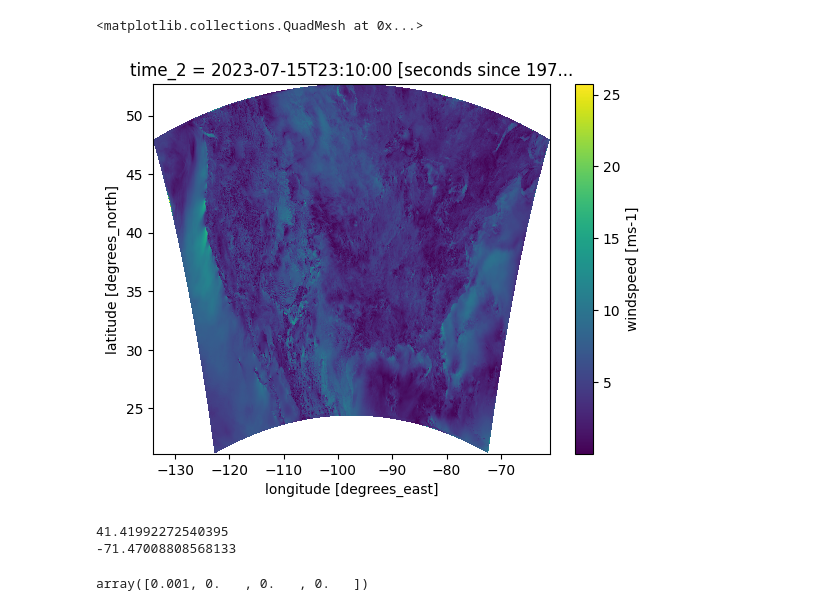
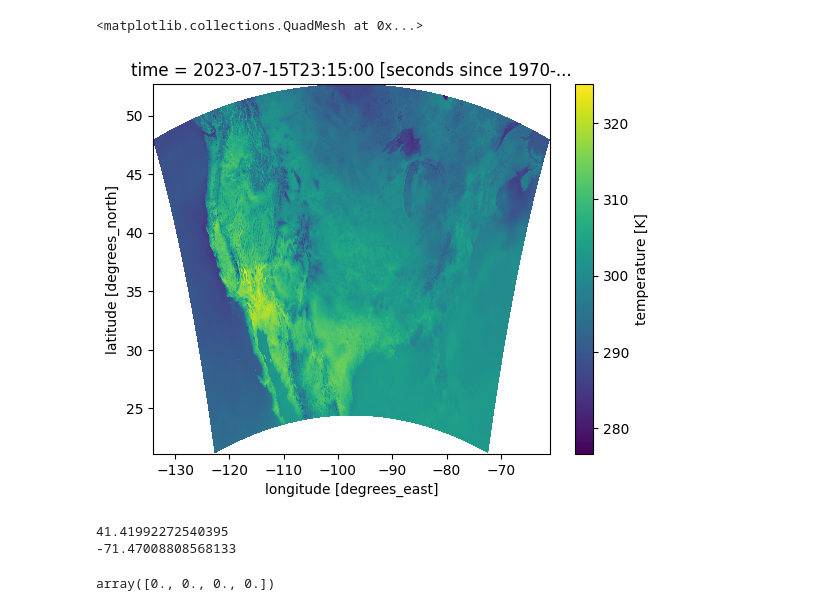
Before and after one commit to mpiannucci/gribberish, a Jupyter notebook: python/examples/hrrr.ipynb, the cells around one changed output. Saved outputs shown, nothing was run; the diff lists cells and outputs as text; code cells hidden in the pictures.

Commit message:
Update hrrr subhourly example. Simplify backend array signatures

```diff
--- a/python/examples/hrrr.ipynb
+++ b/python/examples/hrrr.ipynb
@@ -3,6 +3,6 @@ import cf_xarray
 import gribberish
 import xarray as xr
 
-ds = xr.open_dataset('./hrrr.t23z.wrfsubhf01.grib2', engine='gribberish', only_vars=['prate', 'ugrd', 'vgrd', 'tmp'], filter_by_attrs={'generating_process': 'forecast', 'statistical_process': 'average'})
+ds = xr.open_dataset('./hrrr.t23z.wrfsubhf01.grib2', engine='gribberish', only_variables=['prate', 'tmp'], filter_by_attrs={'generating_process': 'forecast', 'statistical_process': ''})
 ds
 # %% [output]
@@ -10,4 +22,4 @@ type: open_dataset() got an unexpected keyword argument 'only_vars'
 # %%
 %%time
-ds.wind.cf.isel(time=0).plot(x='longitude', y='latitude')
+ds.tmp.cf.isel(time=0).plot(x='longitude', y='latitude')
 # %% [output]
@@ -16,4 +28,4 @@ Wall time: 1.55 s
 <matplotlib.collections.QuadMesh at 0x...>
-[figure, old version]
+[figure, new version]
 # %%
 import pyproj
@@ -29,9 +41,9 @@ print(lat_selected.values)
 lng_selected = ds['longitude'].sel(x=x_sel, y=y_sel, method='nearest')
 print(lng_selected.values)
 
-selected = ds['apcp'].sel(x=x_sel, y=y_sel, method='nearest')
+selected = ds.prate.sel(x=x_sel, y=y_sel, method='nearest')
 selected.values
 # %% [output]
 41.41992272540395
 -71.47008808568133
-array([0.001, 0.   , 0.   , 0.   ])
+array([0., 0., 0., 0.])
```
Also changed, not shown: parts of 3 cells of this notebook, 4 other files.
